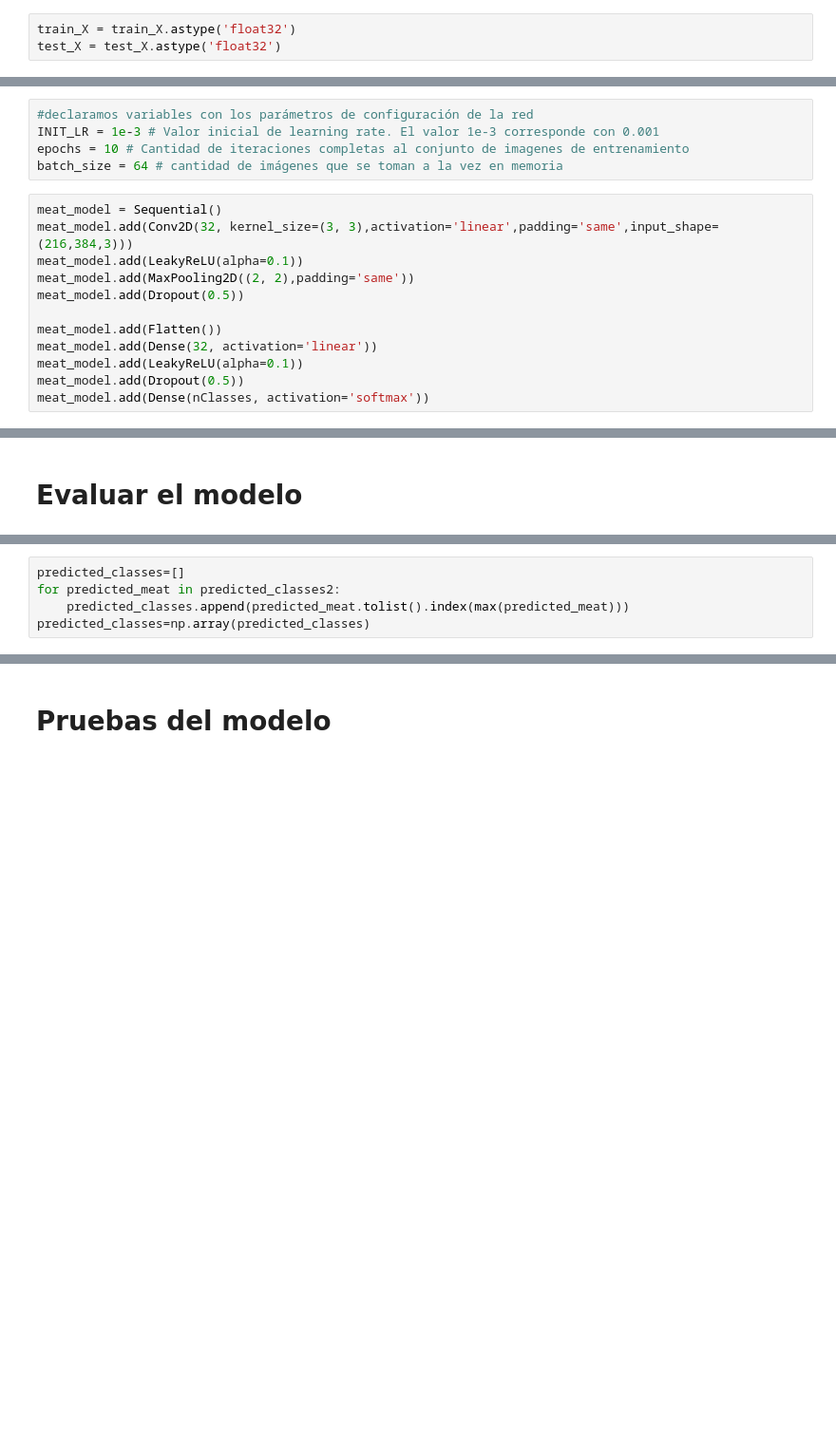
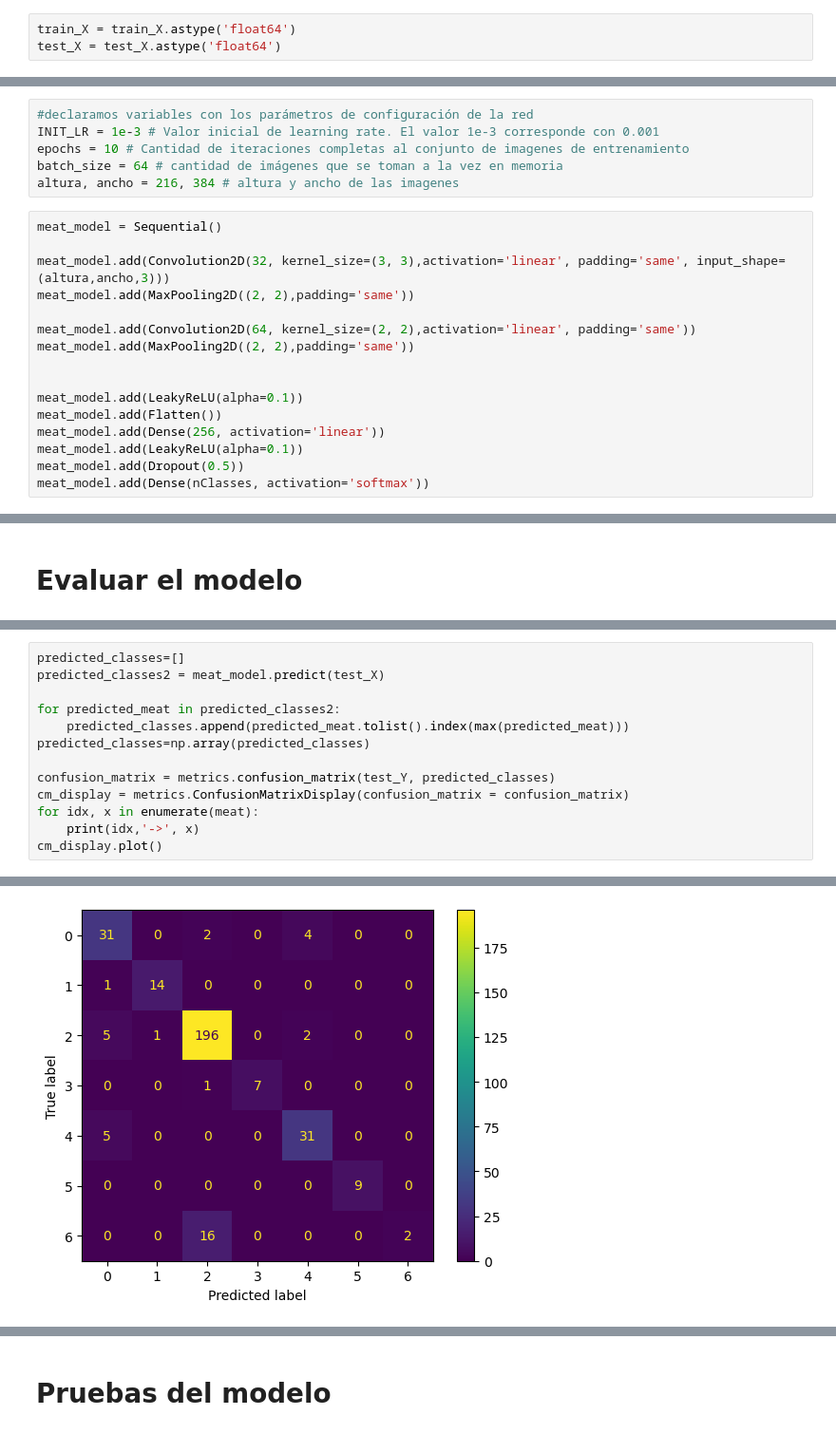
Before and after one commit to wladitrujillo/meat-grader, a Jupyter notebook: project_cnn.ipynb, the cells around one changed output, grey strips where cells are left out. Shown at 95% size. Drawn from its saved outputs; the diff is of its cells as text; blank space fills up the shorter version.

```diff
--- a/project_cnn.ipynb
+++ b/project_cnn.ipynb
@@ -133,4 +134,4 @@ Text(0.5, 1.0, 'Ground Truth : 2')
 # %%
-train_X = train_X.astype('float32')
-test_X = test_X.astype('float32')
+train_X = train_X.astype('float64')
+test_X = test_X.astype('float64')
 # %% [markdown]
@@ -162,15 +162,20 @@ print(train_X.shape,valid_X.shape,train_label.shape,valid_label.shape)
 INIT_LR = 1e-3 # Valor inicial de learning rate. El valor 1e-3 corresponde con 0.001
 epochs = 10 # Cantidad de iteraciones completas al conjunto de imagenes de entrenamiento
 batch_size = 64 # cantidad de imágenes que se toman a la vez en memoria
+altura, ancho = 216, 384 # altura y ancho de las imagenes
 # %%
 meat_model = Sequential()
-meat_model.add(Conv2D(32, kernel_size=(3, 3),activation='linear',padding='same',input_shape=(216,384,3)))
+
+meat_model.add(Convolution2D(32, kernel_size=(3, 3),activation='linear', padding='same', input_shape=(altura,ancho,3)))
+meat_model.add(MaxPooling2D((2, 2),padding='same'))
+
+meat_model.add(Convolution2D(64, kernel_size=(2, 2),activation='linear', padding='same'))
+meat_model.add(MaxPooling2D((2, 2),padding='same'))
+
+
 meat_model.add(LeakyReLU(alpha=0.1))
-meat_model.add(MaxPooling2D((2, 2),padding='same'))
-meat_model.add(Dropout(0.5))
-
 meat_model.add(Flatten())
-meat_model.add(Dense(32, activation='linear'))
+meat_model.add(Dense(256, activation='linear'))
 meat_model.add(LeakyReLU(alpha=0.1))
 meat_model.add(Dropout(0.5))
 meat_model.add(Dense(nClasses, activation='softmax'))
@@ -226,5 +229,14 @@ predicted_classes2 = meat_model.predict(test_X)
 # %%
 predicted_classes=[]
+predicted_classes2 = meat_model.predict(test_X)
+
 for predicted_meat in predicted_classes2:
     predicted_classes.append(predicted_meat.tolist().index(max(predicted_meat)))
 predicted_classes=np.array(predicted_classes)
+
+confusion_matrix = metrics.confusion_matrix(test_Y, predicted_classes)
+cm_display = metrics.ConfusionMatrixDisplay(confusion_matrix = confusion_matrix)
+for idx, x in enumerate(meat):
+    print(idx,'->', x)
+cm_display.plot()
+# %% [output]
@@ -230,0 +252 @@ predicted_classes=np.array(predicted_classes)
+[figure, added]
```
Also changed, not shown: parts of 22 cells of this notebook, 2 other files.
